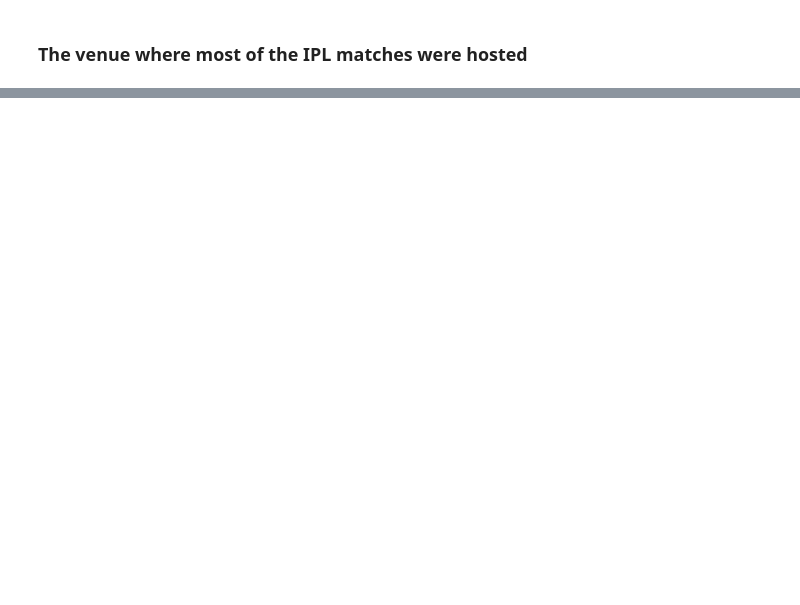
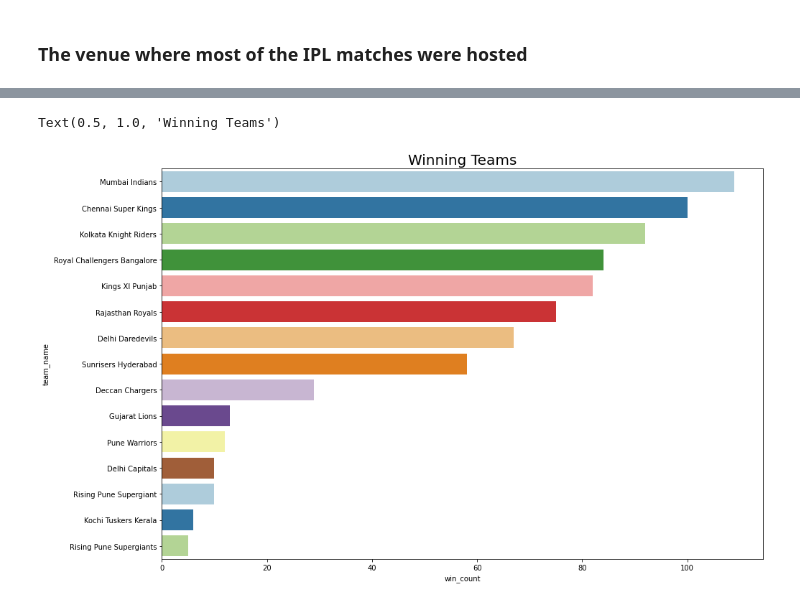
Before and after one commit to anshudhanshu/IPL-Dataset-Analysis, a Jupyter notebook: Sudhanshu_Rawat_Team_3_Capstone_Project.ipynb, the cells around one changed output, grey strips where cells are left out. Saved outputs shown, nothing was run; the diff lists cells and outputs as text; code cells hidden in the pictures; blank space fills up the shorter version.

```diff
--- a/Sudhanshu_Rawat_Team_3_Capstone_Project.ipynb
+++ b/Sudhanshu_Rawat_Team_3_Capstone_Project.ipynb
@@ -330,0 +335,4 @@ sns.countplot(y=ipl_matches.venue)
+# %%
+successfull_team = ipl_matches['winner'].value_counts().reset_index()
+successfull_team.rename(columns = {'index':'team_name','winner':'win_count'},inplace = True)
+successfull_team
@@ -330,0 +356,7 @@ sns.countplot(y=ipl_matches.venue)
+# %%
+plt.figure(figsize=(15,10))
+sns.barplot(x='win_count', y='team_name', data=successfull_team,palette='Paired')
+plt.title('Winning Teams',fontdict={'fontsize':20})
+# %% [output]
+Text(0.5, 1.0, 'Winning Teams')
+[figure, added]
```
Also changed, not shown: parts of 48 cells of this notebook.
